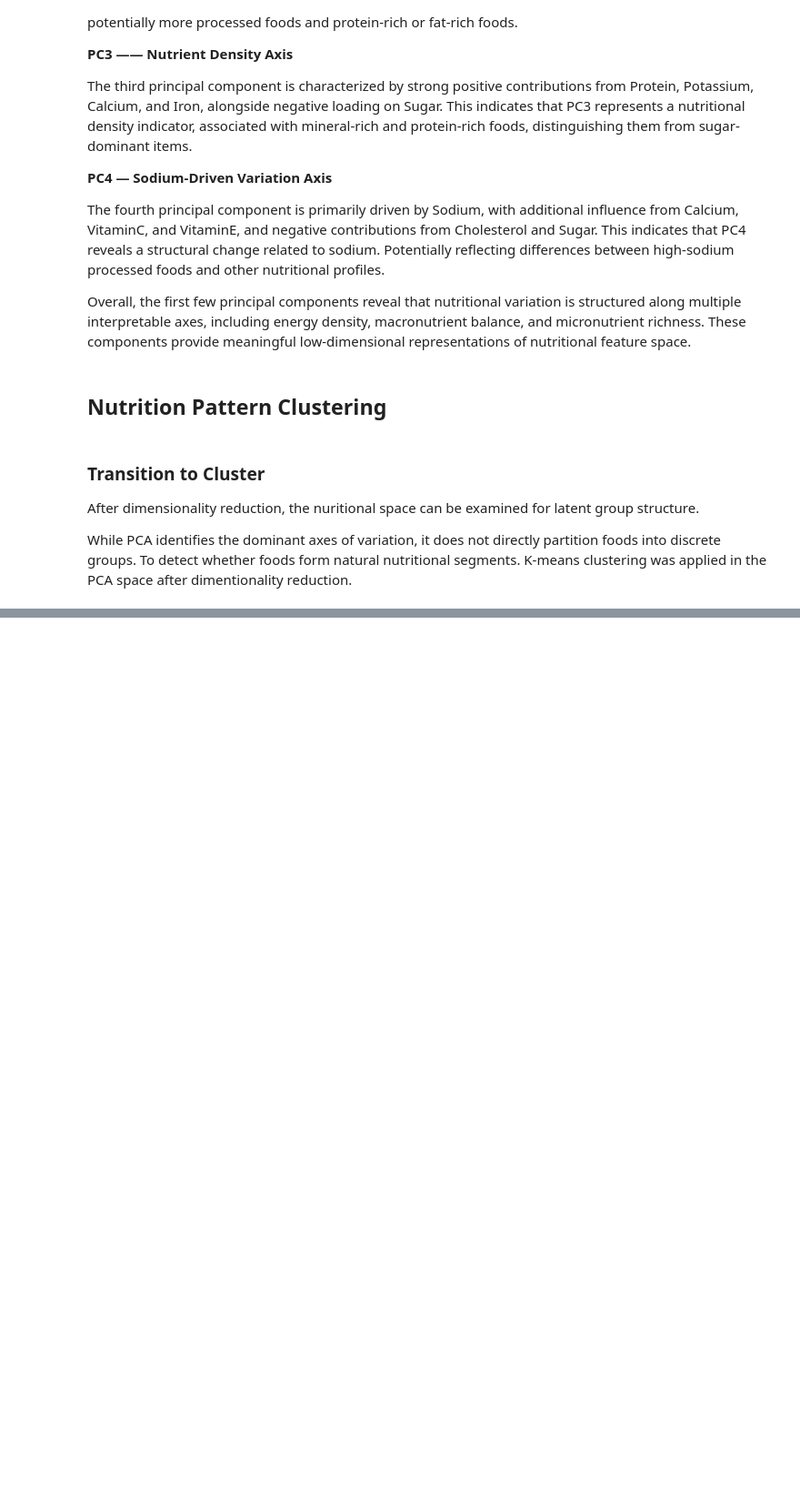
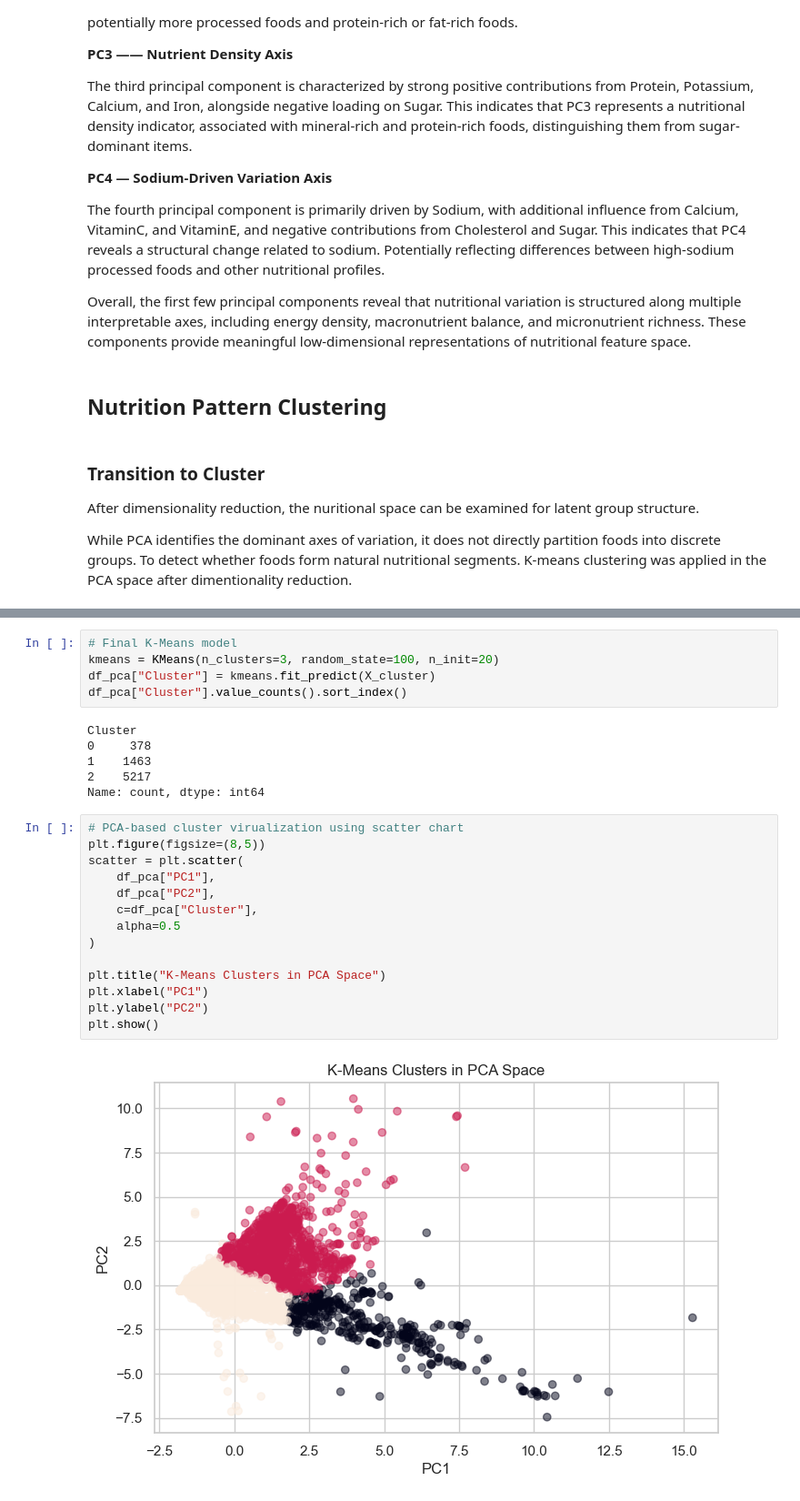
Before and after one commit to lasombra7/macro-density-analysis, a Jupyter notebook: notebooks/macro-density-analysis.ipynb, the cells around one changed output, grey strips where cells are left out. Shown at 91% size. Cells and saved outputs as stored; diff of their text form; blank space fills up the shorter version.

```diff
--- a/notebooks/macro-density-analysis.ipynb
+++ b/notebooks/macro-density-analysis.ipynb
@@ -841,0 +872,27 @@ clustering_eval
+# %%
+# Final K-Means model
+kmeans = KMeans(n_clusters=3, random_state=100, n_init=20)
+df_pca["Cluster"] = kmeans.fit_predict(X_cluster)
+df_pca["Cluster"].value_counts().sort_index()
+# %% [output]
+Cluster
+0     378
+1    1463
+2    5217
+Name: count, dtype: int64
+# %%
+# PCA-based cluster virualization using scatter chart
+plt.figure(figsize=(8,5))
+scatter = plt.scatter(
+    df_pca["PC1"],
+    df_pca["PC2"],
+    c=df_pca["Cluster"],
+    alpha=0.5
+)
+
+plt.title("K-Means Clusters in PCA Space")
+plt.xlabel("PC1")
+plt.ylabel("PC2")
+plt.show()
+# %% [output]
+[figure, added]
```
Also changed, not shown: parts of 6 cells of this notebook.
